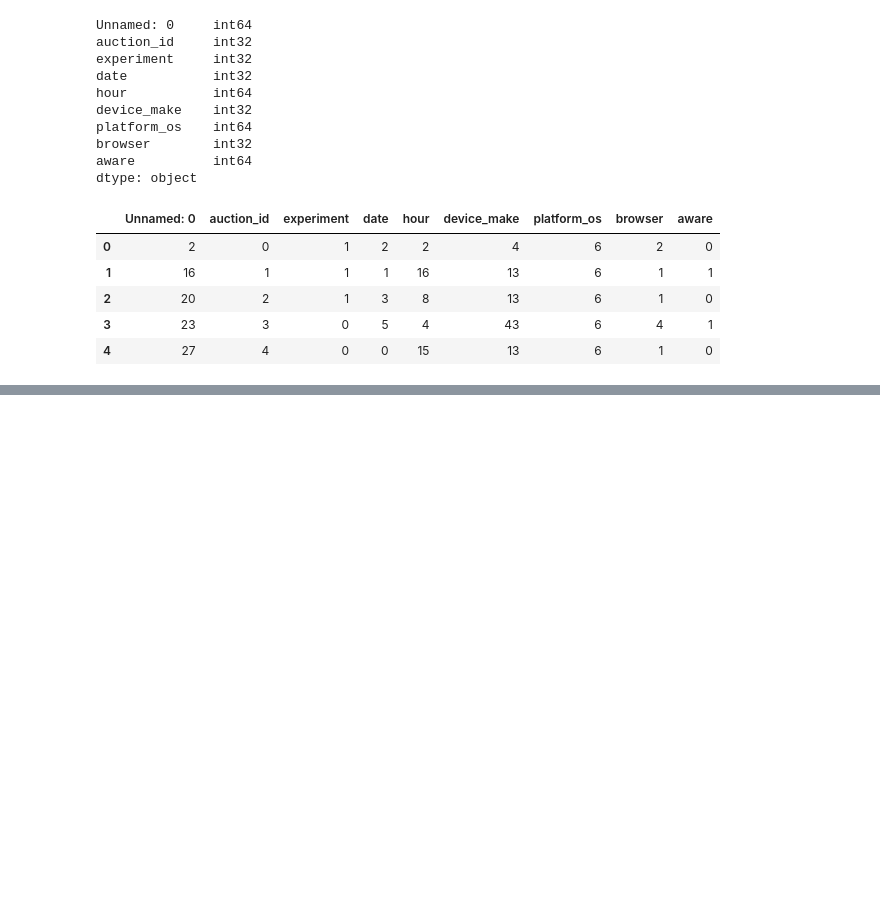
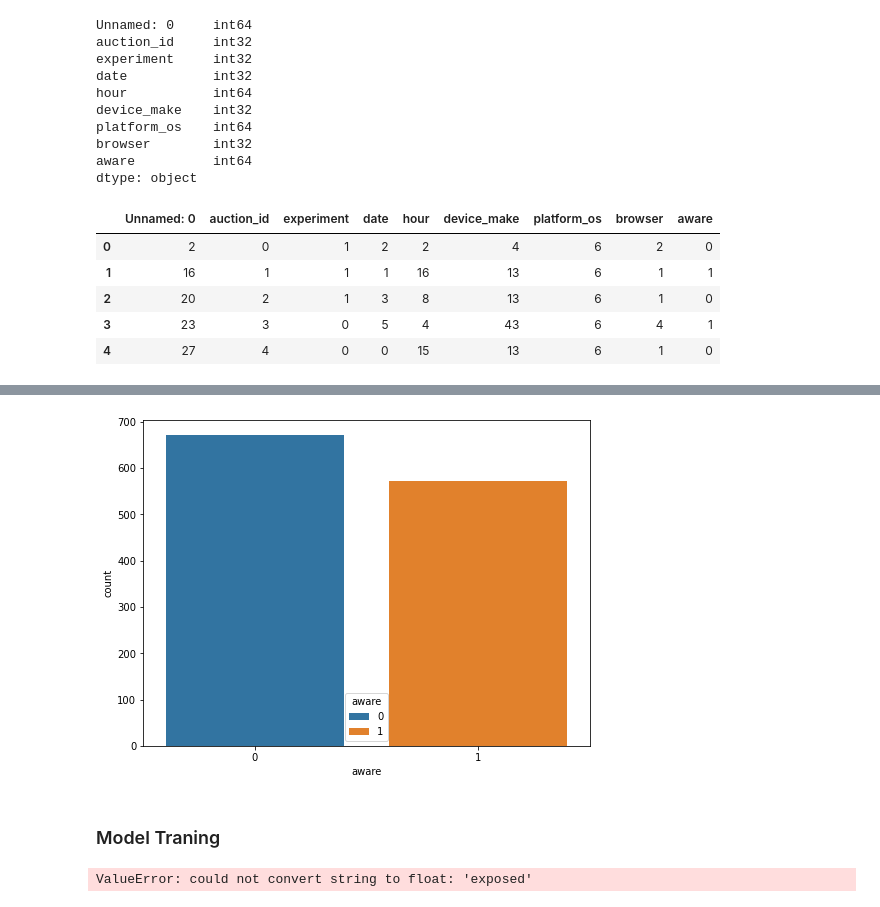
Before and after one commit to 10X-groups/AB-testing, a Jupyter notebook: notebooks/Abtest-mlops.ipynb, the cells around one changed output, grey strips where cells are left out. Saved outputs shown, nothing was run; the diff lists cells and outputs as text; code cells hidden in the pictures; blank space fills up the shorter version.

Commit message:
updated models

```diff
--- a/notebooks/Abtest-mlops.ipynb
+++ b/notebooks/Abtest-mlops.ipynb
@@ -135,0 +150,10 @@ survey_data[cols_to_norm] = survey_data[cols_to_norm].apply(lambda x: (x - x.min
+# %%
+# number of aware and not aware
+fig = plt.figure(figsize=(8,6))
+ax = sns.countplot(x='aware', data=df,hue="aware",dodge=False)
+plt.style.use('fivethirtyeight')
+plt.show()
+# %% [output]
+[figure, added]
+# %% [markdown]
+### Model Traning
@@ -135,0 +169,12 @@ survey_data[cols_to_norm] = survey_data[cols_to_norm].apply(lambda x: (x - x.min
+# %%
+#Random Forest
+rfc=RandomForestClassifier(n_estimators=100)
+# fitting model with train data
+rfc.fit(X_train,y_train)
+# to predict results from X_test dataset
+pred_rfc=rfc.predict(X_test)
+# See First 10 Predictions and They Actual Values
+print("Predicted:", pred_rf[0:10])
+print("Actual:", y_test[0:10])
+# %% [output]
+ValueError: could not convert string to float: 'exposed'
```
Also changed, not shown: parts of 5 cells of this notebook.
